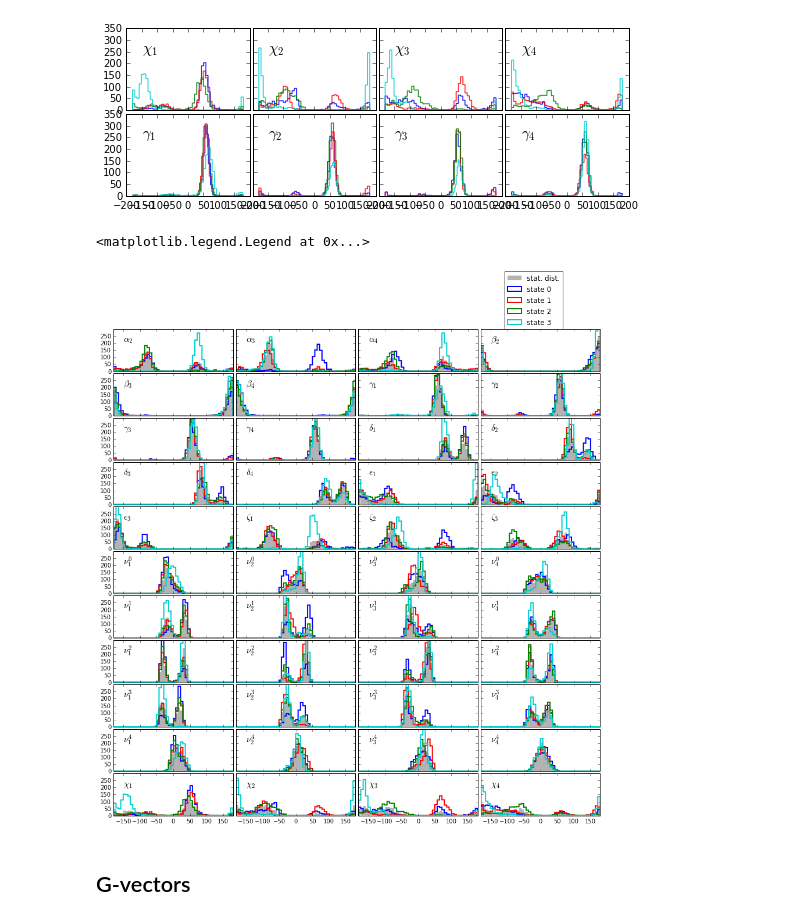
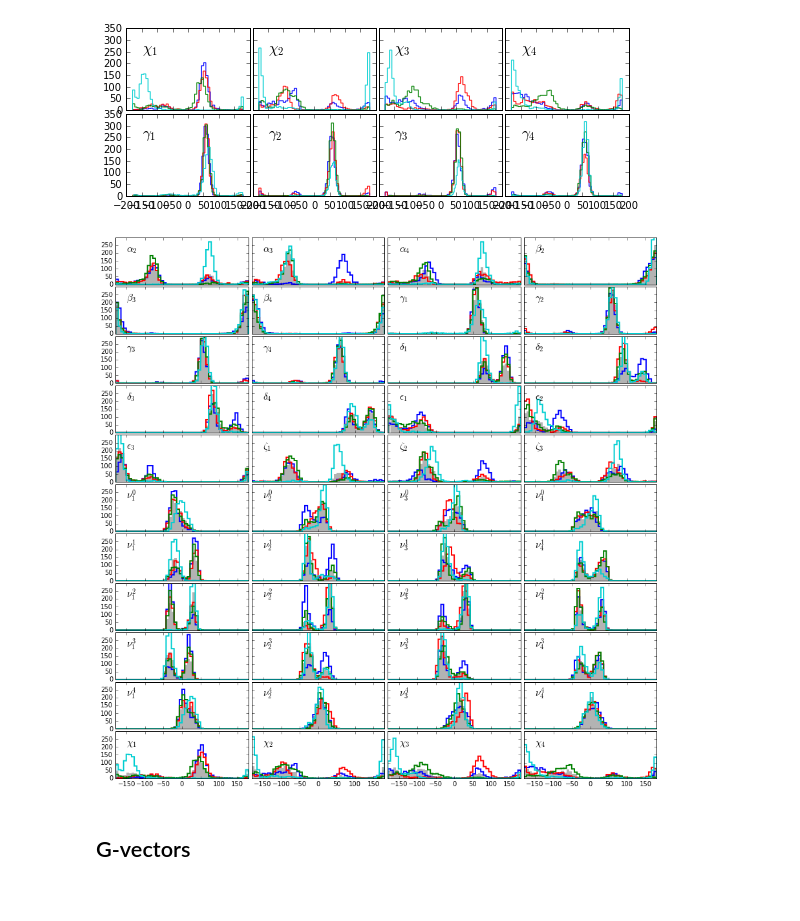
Before and after one commit to srnas/oligonucleotides-kinetics, a Jupyter notebook: tetranucleotide.ipynb, the cells around one changed output. Drawn from its saved outputs; the diff is of its cells as text; code cells hidden in the pictures.

```diff
--- a/tetranucleotide.ipynb
+++ b/tetranucleotide.ipynb
@@ -558,24 +558,21 @@ for i_dih in range(6,10):
 # %%
 fig, axes = plt.subplots(11,4, \
         figsize=(15,15),sharex=True,sharey=True)#,sharey=True,sharex=True)
 plt.subplots_adjust(hspace=0.05,wspace=0.025)
 for i_dih in range(len(dih_names)):
     ax=axes[i_dih/4,i_dih%4]
     ax.text(-150,210,dih_names[i_dih],fontsize=15)
     ax.hist(dih_statdist[:,i_dih]*180/np.pi,lw=0,bins=50,range=(-180,180),normed=False,\
                 label='stat. dist.',facecolor='0.7')#,histtype='step')
     for istate in range(0,nstates):
         ax.hist(dih_meta_states[istate][:,i_dih]*180/np.pi,\
                  histtype='step',lw=2,bins=50,range=(-180,180),normed=False,\
                  label='state '+str(istate),color=colors[istate])
     ax.set_xlim(-180,180)
     ax.set_ylim(0,300)
     ax.yaxis.set_ticks(range(0,251,50))
-
-plt.legend(loc=(0.2,11.5))
 # %% [output]
-<matplotlib.legend.Legend at 0x...>
-[figure, old version]
+[figure, new version]
 # %% [markdown]
 ## G-vectors
 # %%
```
Also changed, not shown: parts of 2 cells of this notebook, 1 other file.
